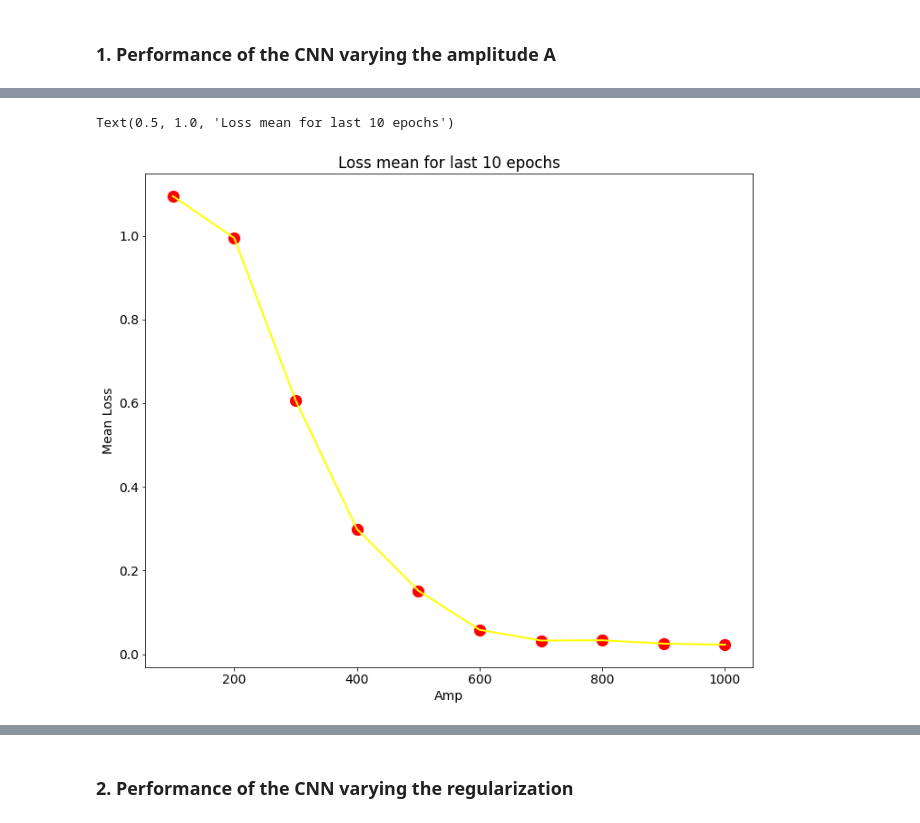
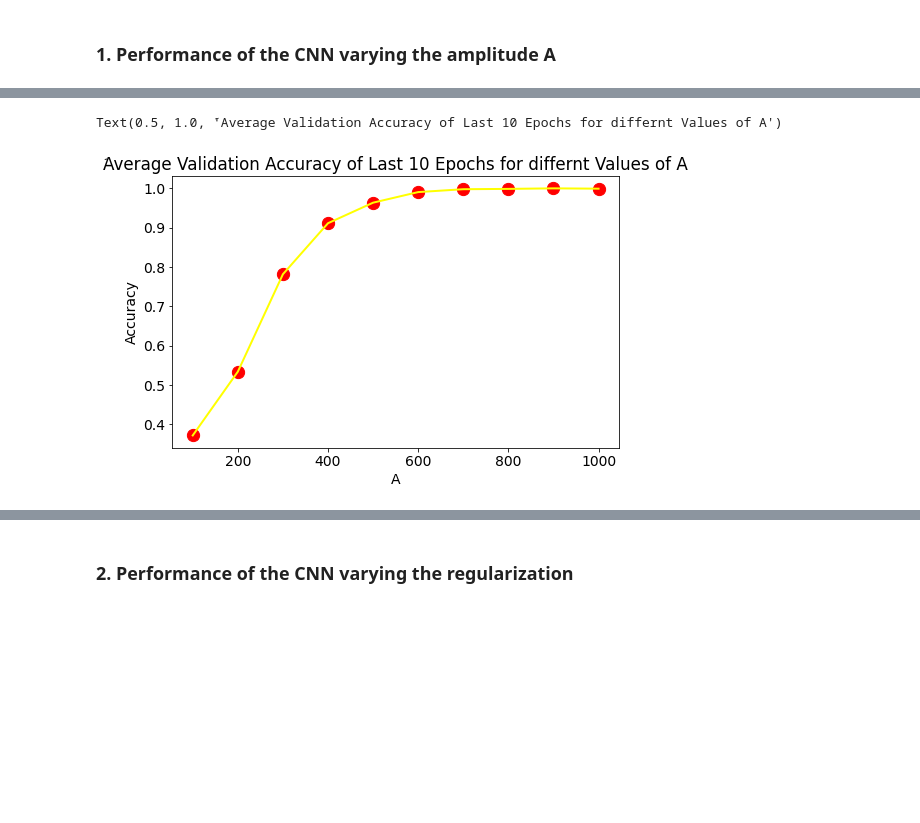
Before and after one commit to aidinattar/LoCP_MODB, a Jupyter notebook: Week3/Final_Notebook.ipynb, the cells around one changed output, grey strips where cells are left out. Drawn from its saved outputs; the diff is of its cells as text; code cells hidden in the pictures; blank space fills up the shorter version.

```diff
--- a/Week3/Final_Notebook.ipynb
+++ b/Week3/Final_Notebook.ipynb
@@ -39,4 +37,7 @@ All_fit= []
 # %%
+A_num= 10
+All_fit= []
+
 # after generatin data in different Amplitudes:
 for i in range(A_num):
     A= 100 + i*100
@@ -169,8 +170,8 @@ for i in range(A_num):
                     epochs=EPOCHS,
                     validation_data=(x_val, y_val),
                     verbose=2, shuffle=True)
-    All_fit.append(fit)
-All_fit
+
+    All_fit.append(fit.history['val_accuracy'])
 # %% [output]
 32/32 - 0s - loss: 0.4891 - accuracy: 0.8597 - val_loss: 0.4215 - val_accuracy: 0.8940 - 204ms/epoch - 6ms/step
 Epoch 12/100
@@ -235,19 +212,0 @@ for i in range(A_num):
-# %%
-#ploting train and validation accuracy and loss in different Amplitude  in one figure
-
-plt.subplots(1,1,figsize=(15,10))
-for i in range(len(All_fit)):
-    ex3_loss_train=  All_fit[i].history ['loss'  ]
-    ex3_loss_val  =   All_fit[i].history['val_loss']
-    ex3_acc_train =   All_fit[i].history['accuracy'   ]
-    ex3_acc_val   =   All_fit[i].history['val_accuracy' ]
-
-    # plt.plot(ex3_acc_train, label="train_ex2 for A={}".format(100+i*100),   lw = 2)
-    plt.plot(ex3_acc_val,   label="valid_ex2for A={}".format(100+i*100),  lw = 2)
-
-    plt.xlabel('epoch')
-    plt.ylabel("Accuracy")
-    #plt.title("Accuracy for A={}".format(100+i*100))
-    plt.legend(loc='lower right')
-    plt.grid(ls='dotted')
-plt.show()
@@ -256,20 +213,19 @@ plt.show()
 # %%
 #Loss mean for last 10 epochs in diffferent Amplitude
 means=[]
 As=[]
-plt.subplots(1,1,figsize=(12,10))
+plt.subplots(1,1,figsize=(8,5))
 for i in range(len(All_fit)):
-    mean=  np.mean(All_fit[i].history ['loss'][-10:])
+    mean=  np.mean(A_fit.iloc[i,:][1:][-10:])
     means.append(mean)
     As.append(100+i*100)
     #plt.scatter(100+i*100,mean, label="loss for A={}".format(100+i*100),s=150)
     plt.scatter(100+i*100,mean, color='r',s=150)
-
-    plt.ylabel('Mean Loss')
-    plt.xlabel('Amp')
+    plt.ylabel('Accuracy')
+    plt.xlabel('A')
     #plt.legend()
 plt.plot(As,means,lw=2,c='yellow')
-plt.title('Loss mean for last 10 epochs')
+plt.title('َAverage Validation Accuracy of Last 10 Epochs for differnt Values of A')
 # %% [output]
-Text(0.5, 1.0, 'Loss mean for last 10 epochs')
+Text(0.5, 1.0, 'َAverage Validation Accuracy of Last 10 Epochs for differnt Values of A')
-[figure, old version]
+[figure, new version]
```
Also changed, not shown: parts of 11 cells of this notebook.
